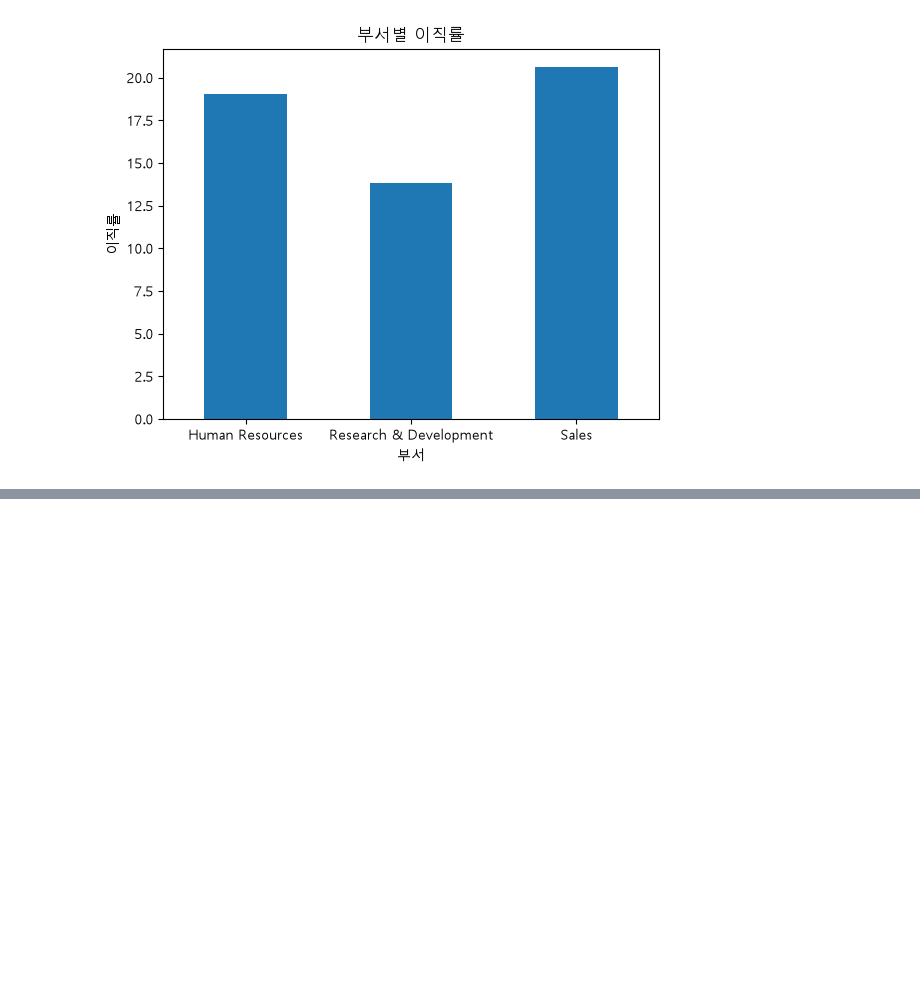
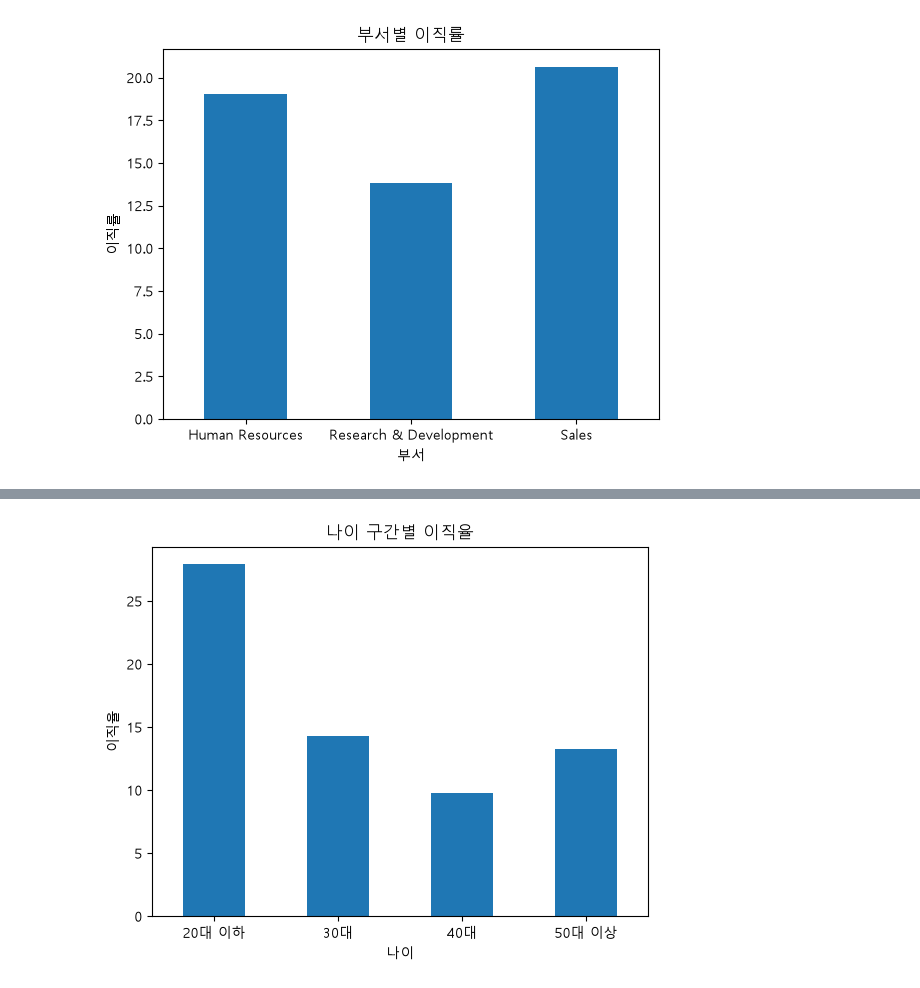
Before and after one commit to fdsa0317/kdt-data-analysis, a Jupyter notebook: 복습.ipynb, the cells around one changed output, grey strips where cells are left out. Cells and saved outputs as stored; diff of their text form; code cells hidden in the pictures; blank space fills up the shorter version.

```diff
--- a/복습.ipynb
+++ b/복습.ipynb
@@ -243,3 +265,25 @@ plt.show()
 # 1. Age 컬럼으로 '20대 이하', '30대', '40대', '50대 이상' 파생변수 'AgeGroup' 생성
 # 2. 연령대 그룹별 이직률(%) 계산 후 시각화 (Barplot 또는 Lineplot)
 # 3. 이직 위험도가 가장 높은 연령대 서술
+def age_group(age):
+    if age < 30:
+        return "20대 이하"
+    elif age < 40:
+        return "30대"
+    elif age < 50:
+        return "40대"
+    else:
+        return "50대 이상"
+# %%
+hr_df["AgeGroup"] = hr_df["Age"].apply(age_group)
+# %%
+age_attrition = hr_df.groupby("AgeGroup")["Attrition"].apply(lambda x: (x == "Yes").mean() * 100)
+# %%
+age_attrition.plot(kind="bar")
+plt.title("나이 구간별 이직율")
+plt.xlabel("나이")
+plt.ylabel("이직율")
+plt.xticks(rotation=0)
+plt.show()
+# %% [output]
+[figure, added]
```
Also changed, not shown: parts of 2 cells of this notebook.
